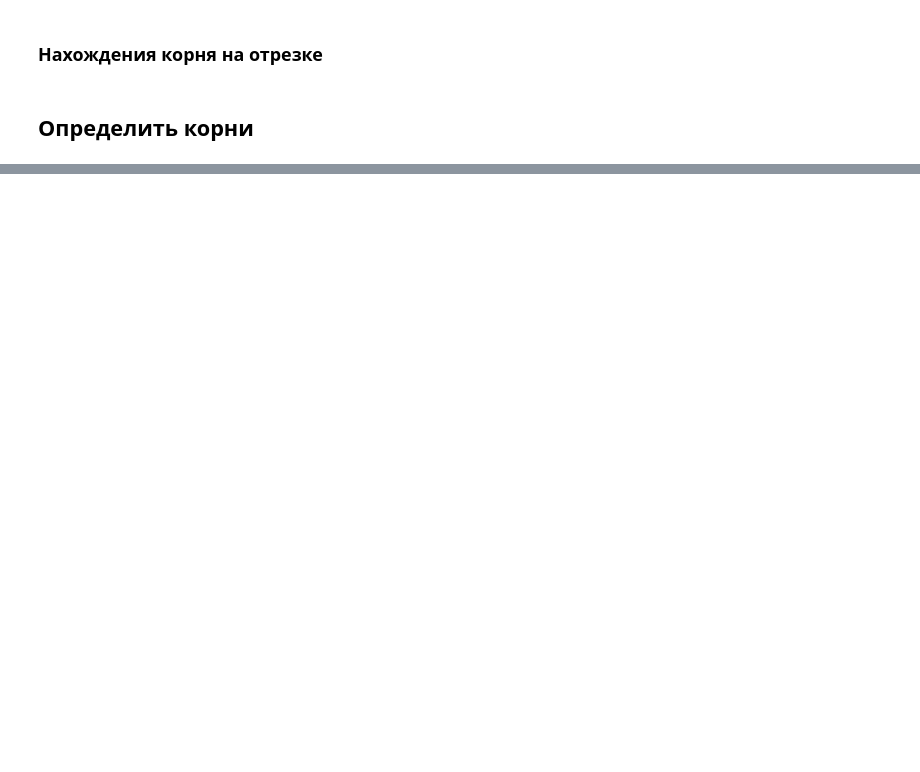
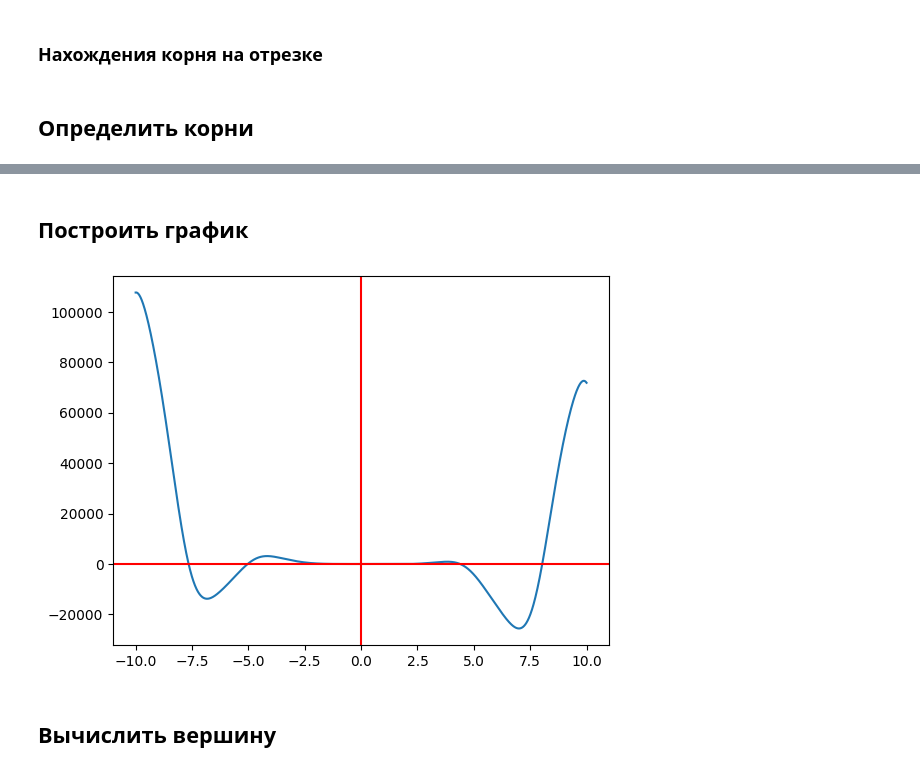
Before and after one commit to BorisLukashenok/Juputer, a Jupyter notebook: DZ1.ipynb, the cells around one changed output, grey strips where cells are left out. Saved outputs shown, nothing was run; the diff lists cells and outputs as text; code cells hidden in the pictures; blank space fills up the shorter version.

```diff
--- a/DZ1.ipynb
+++ b/DZ1.ipynb
@@ -77,0 +115,11 @@ for i in range(x.size-1):
+# %% [markdown]
+## Построить график
+# %%
+plt.plot(x,y)
+ax = plt.gca()
+ax.axhline(y=0, color='r')
+ax.axvline(x=0, color='r');
+# %% [output]
+[figure, added]
+# %% [markdown]
+## Вычислить вершину
```
Also changed, not shown: parts of 14 cells of this notebook, 1 other file.
